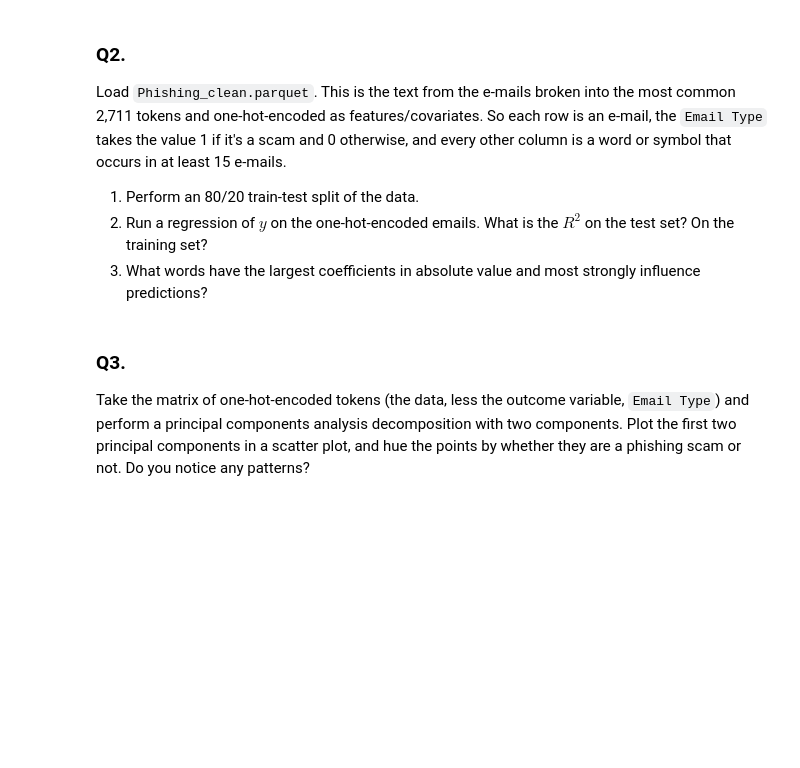
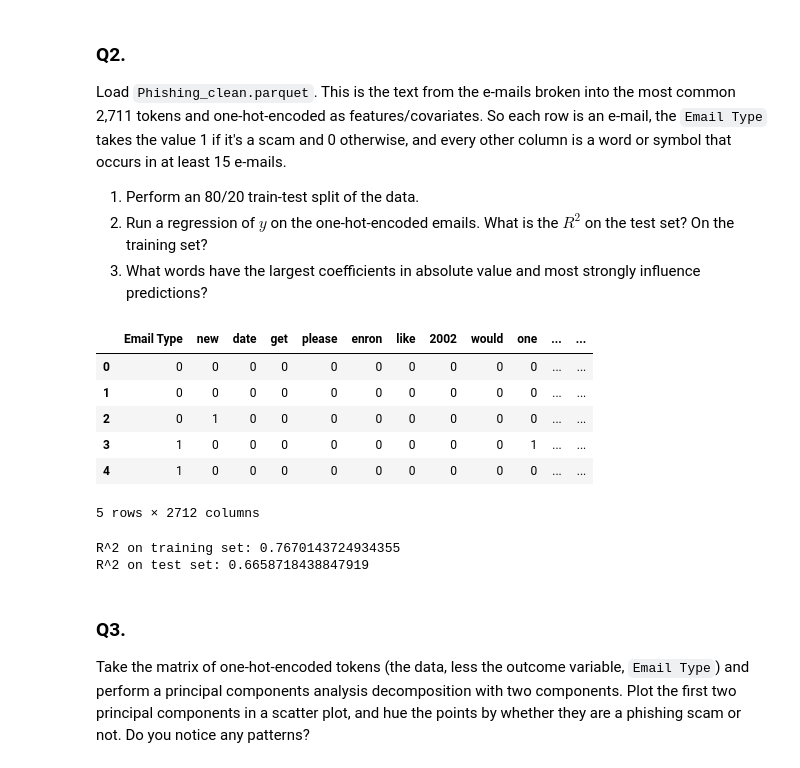
Before and after one commit to eaa3ug/pca_assignment, a Jupyter notebook: assignment.ipynb, the cells around one changed output. Saved outputs shown, nothing was run; the diff lists cells and outputs as text; code cells hidden in the pictures; blank space fills up the shorter version.

```diff
--- a/assignment.ipynb
+++ b/assignment.ipynb
@@ -32,3 +57,14 @@ Load `Phishing_clean.parquet`. This is the text from the e-mails broken into the
 1. Perform an 80/20 train-test split of the data.
 2. Run a regression of $y$ on the one-hot-encoded emails. What is the $R^2$ on the test set? On the training set?
 3. What words have the largest coefficients in absolute value and most strongly influence predictions?
+# %%
+phishing = pd.read_parquet('Phishing_clean.parquet')
+phishing.head()
+# %% [output]
+|  | Email Type | new | date | get | please | enron | like | 2002 | would | one | ... | ... |
+| 0 | 0 | 0 | 0 | 0 | 0 | 0 | 0 | 0 | 0 | 0 | ... | ... |
+| 1 | 0 | 0 | 0 | 0 | 0 | 0 | 0 | 0 | 0 | 0 | ... | ... |
+| 2 | 0 | 1 | 0 | 0 | 0 | 0 | 0 | 0 | 0 | 0 | ... | ... |
+| 3 | 1 | 0 | 0 | 0 | 0 | 0 | 0 | 0 | 0 | 1 | ... | ... |
+| 4 | 1 | 0 | 0 | 0 | 0 | 0 | 0 | 0 | 0 | 0 | ... | ... |
+5 rows × 2712 columns
@@ -35,3 +78,20 @@ Load `Phishing_clean.parquet`. This is the text from the e-mails broken into the
+# %%
+from sklearn.linear_model import LinearRegression
+from sklearn.metrics import r2_score
+
+model = LinearRegression()
+model.fit(X_train, y_train)
+y_trainpred = model.predict(X_train)
+y_testpred = model.predict(X_test)
+
+r2_train =  r2_score(y_train, y_trainpred)
+r2_test = r2_score(y_test, y_testpred)
+
+print(f'R^2 on training set: {r2_train}')
+print(f'R^2 on test set: {r2_test}')
+# %% [output]
+R^2 on training set: 0.7670143724934355
+R^2 on test set: 0.6658718438847919
 # %% [markdown]
 ### Q3.
 
```
Also changed, not shown: parts of 4 cells of this notebook.
